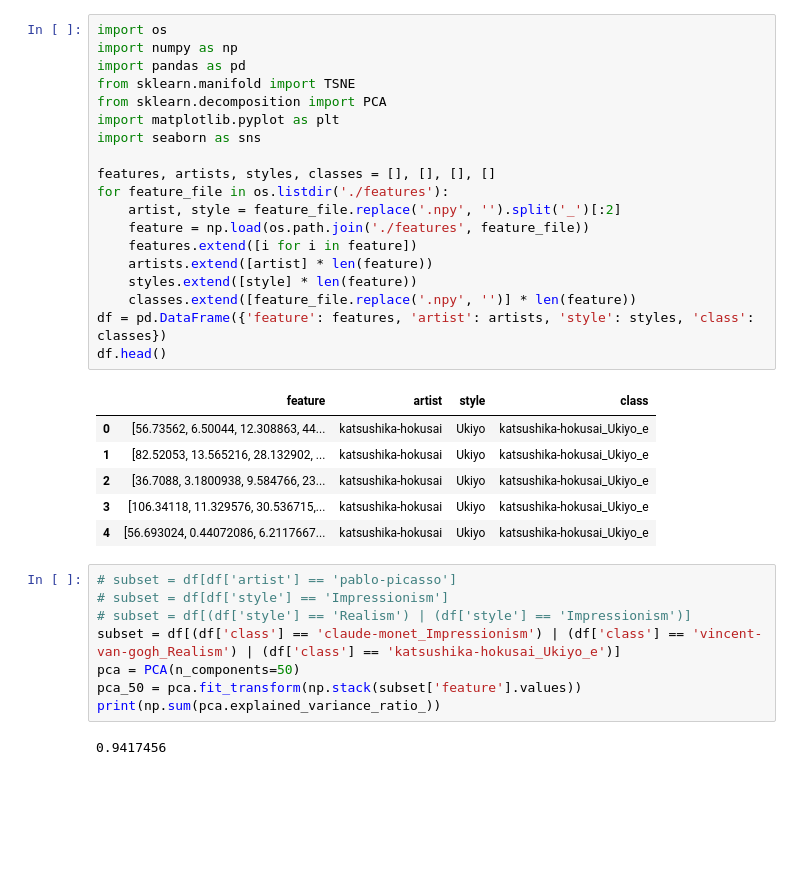
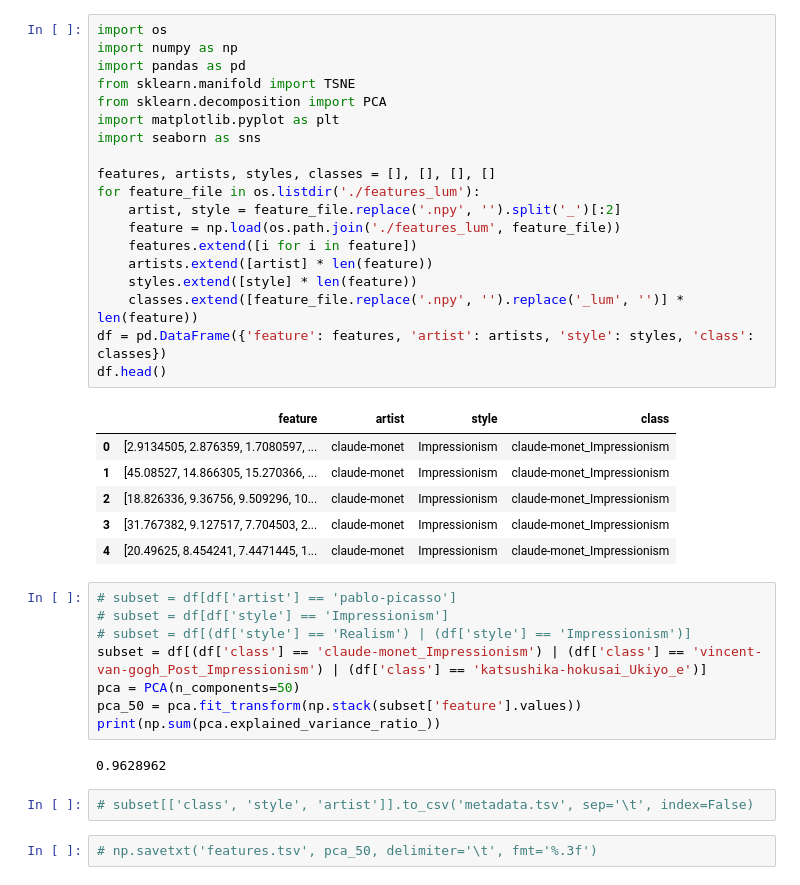
Before and after one commit to gvalson/cisc-684-style-transfer, a Jupyter notebook: visualization.ipynb, the cells around one changed output. Cells and saved outputs as stored; diff of their text form; blank space fills up the shorter version.

```diff
--- a/visualization.ipynb
+++ b/visualization.ipynb
@@ -1,37 +1,41 @@
 # %%
 import os
 import numpy as np
 import pandas as pd
 from sklearn.manifold import TSNE
 from sklearn.decomposition import PCA
 import matplotlib.pyplot as plt
 import seaborn as sns
 
 features, artists, styles, classes = [], [], [], []
-for feature_file in os.listdir('./features'):
+for feature_file in os.listdir('./features_lum'):
     artist, style = feature_file.replace('.npy', '').split('_')[:2]
-    feature = np.load(os.path.join('./features', feature_file))
+    feature = np.load(os.path.join('./features_lum', feature_file))
     features.extend([i for i in feature])
     artists.extend([artist] * len(feature))
     styles.extend([style] * len(feature))
-    classes.extend([feature_file.replace('.npy', '')] * len(feature))
+    classes.extend([feature_file.replace('.npy', '').replace('_lum', '')] * len(feature))
 df = pd.DataFrame({'feature': features, 'artist': artists, 'style': styles, 'class': classes})
 df.head()
 # %% [output]
 |  | feature | artist | style | class |
-| 0 | [56.73562, 6.50044, 12.308863, 44... | katsushika-hokusai | Ukiyo | katsushika-hokusai_Ukiyo_e |
-| 1 | [82.52053, 13.565216, 28.132902, ... | katsushika-hokusai | Ukiyo | katsushika-hokusai_Ukiyo_e |
-| 2 | [36.7088, 3.1800938, 9.584766, 23... | katsushika-hokusai | Ukiyo | katsushika-hokusai_Ukiyo_e |
-| 3 | [106.34118, 11.329576, 30.536715,... | katsushika-hokusai | Ukiyo | katsushika-hokusai_Ukiyo_e |
-| 4 | [56.693024, 0.44072086, 6.2117667... | katsushika-hokusai | Ukiyo | katsushika-hokusai_Ukiyo_e |
+| 0 | [2.9134505, 2.876359, 1.7080597, ... | claude-monet | Impressionism | claude-monet_Impressionism |
+| 1 | [45.08527, 14.866305, 15.270366, ... | claude-monet | Impressionism | claude-monet_Impressionism |
+| 2 | [18.826336, 9.36756, 9.509296, 10... | claude-monet | Impressionism | claude-monet_Impressionism |
+| 3 | [31.767382, 9.127517, 7.704503, 2... | claude-monet | Impressionism | claude-monet_Impressionism |
+| 4 | [20.49625, 8.454241, 7.4471445, 1... | claude-monet | Impressionism | claude-monet_Impressionism |
 # %%
 # subset = df[df['artist'] == 'pablo-picasso']
 # subset = df[df['style'] == 'Impressionism']
 # subset = df[(df['style'] == 'Realism') | (df['style'] == 'Impressionism')]
-subset = df[(df['class'] == 'claude-monet_Impressionism') | (df['class'] == 'vincent-van-gogh_Realism') | (df['class'] == 'katsushika-hokusai_Ukiyo_e')]
+subset = df[(df['class'] == 'claude-monet_Impressionism') | (df['class'] == 'vincent-van-gogh_Post_Impressionism') | (df['class'] == 'katsushika-hokusai_Ukiyo_e')]
 pca = PCA(n_components=50)
 pca_50 = pca.fit_transform(np.stack(subset['feature'].values))
 print(np.sum(pca.explained_variance_ratio_))
 # %% [output]
-0.9417456
+0.9628962
+# %%
+# subset[['class', 'style', 'artist']].to_csv('metadata.tsv', sep='\t', index=False)
+# %%
+# np.savetxt('features.tsv', pca_50, delimiter='\t', fmt='%.3f')
 # %%
```
Also changed, not shown: parts of 3 cells of this notebook, 4 other files.
